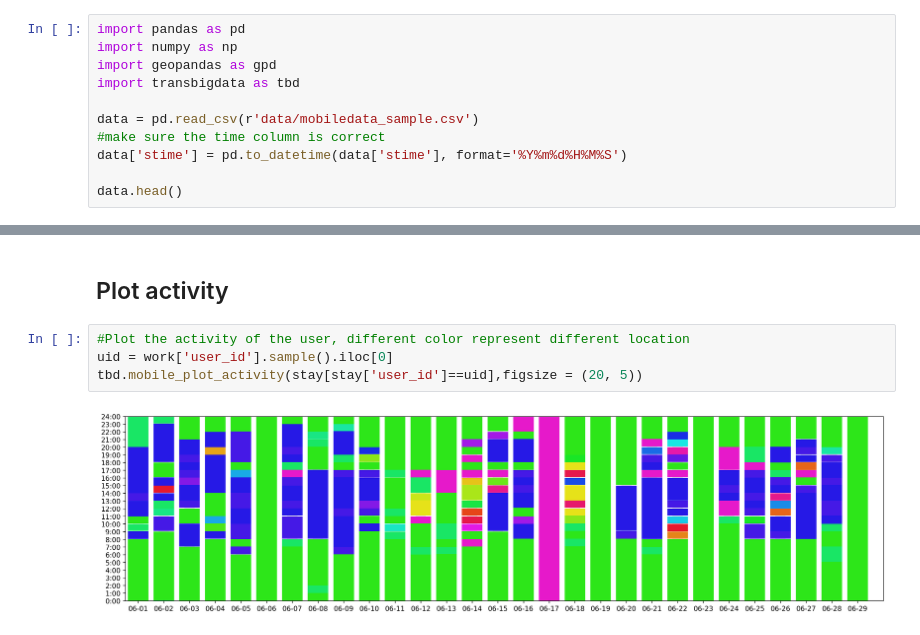
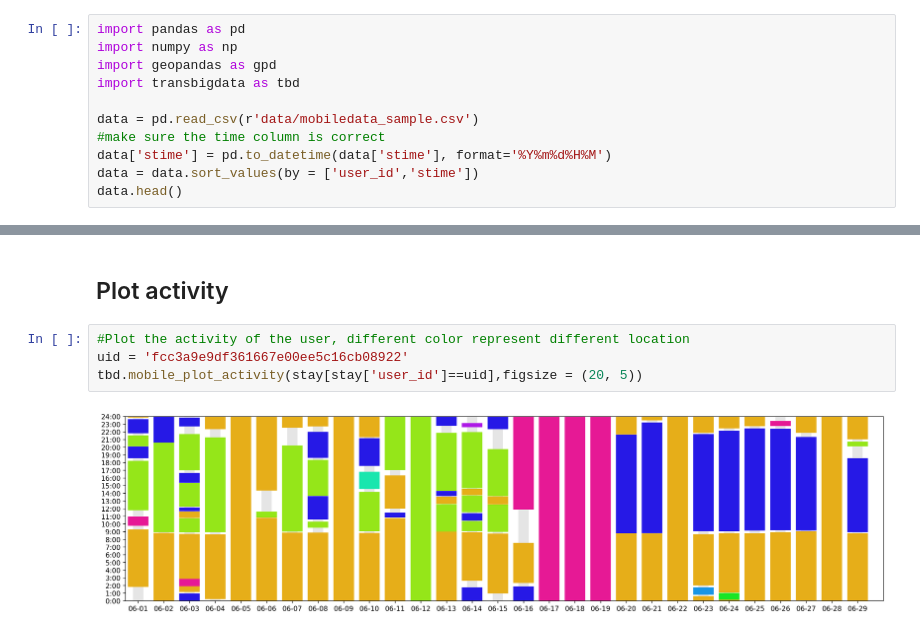
Before and after one commit to ni1o1/transbigdata, a Jupyter notebook: example/Example 8-Mobile phone data processing.ipynb, the cells around one changed output, grey strips where cells are left out. Drawn from its saved outputs; the diff is of its cells as text.

```diff
--- a/example/Example 8-Mobile phone data processing.ipynb
+++ b/example/Example 8-Mobile phone data processing.ipynb
@@ -9,8 +9,8 @@ import transbigdata as tbd
 
 data = pd.read_csv(r'data/mobiledata_sample.csv')
 #make sure the time column is correct
-data['stime'] = pd.to_datetime(data['stime'], format='%Y%m%d%H%M%S')
-
+data['stime'] = pd.to_datetime(data['stime'], format='%Y%m%d%H%M')
+data = data.sort_values(by = ['user_id','stime'])
 data.head()
 # %% [output]
 |  | user_id | stime | longitude | latitude | date |
@@ -80,7 +80,7 @@ work = work[work['flag'].isnull()].drop(['flag'],axis = 1)
 ## Plot activity
 # %%
 #Plot the activity of the user, different color represent different location
-uid = work['user_id'].sample().iloc[0]
+uid = 'fcc3a9e9df361667e00ee5c16cb08922'
 tbd.mobile_plot_activity(stay[stay['user_id']==uid],figsize = (20, 5))
 # %% [output]
-[figure, old version]
+[figure, new version]
```
Also changed, not shown: parts of 5 cells of this notebook, 3 other files.
